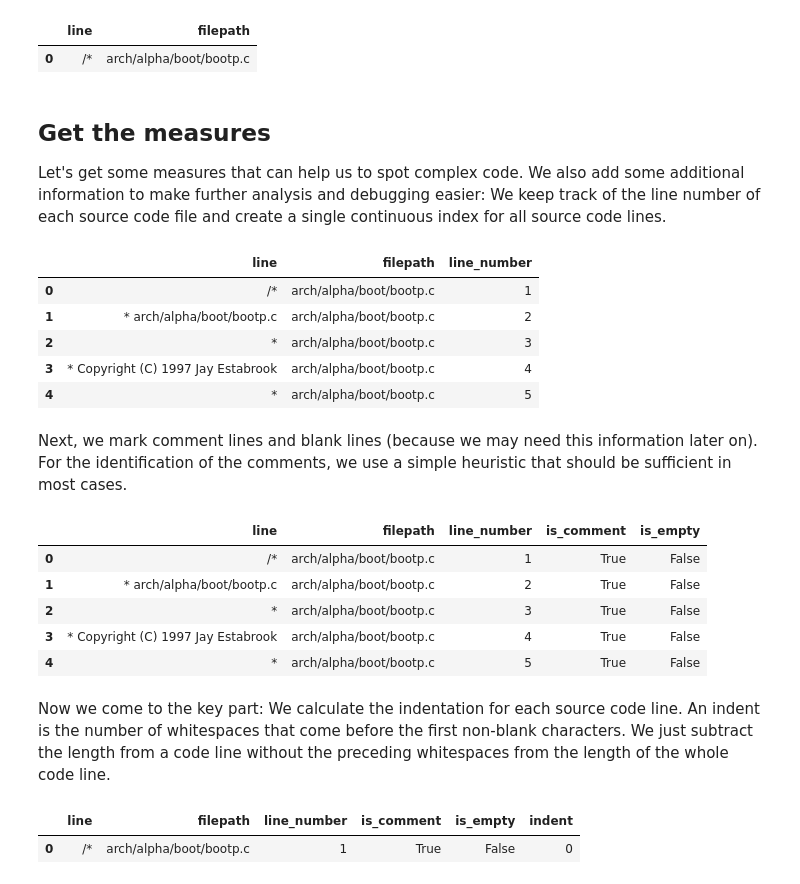
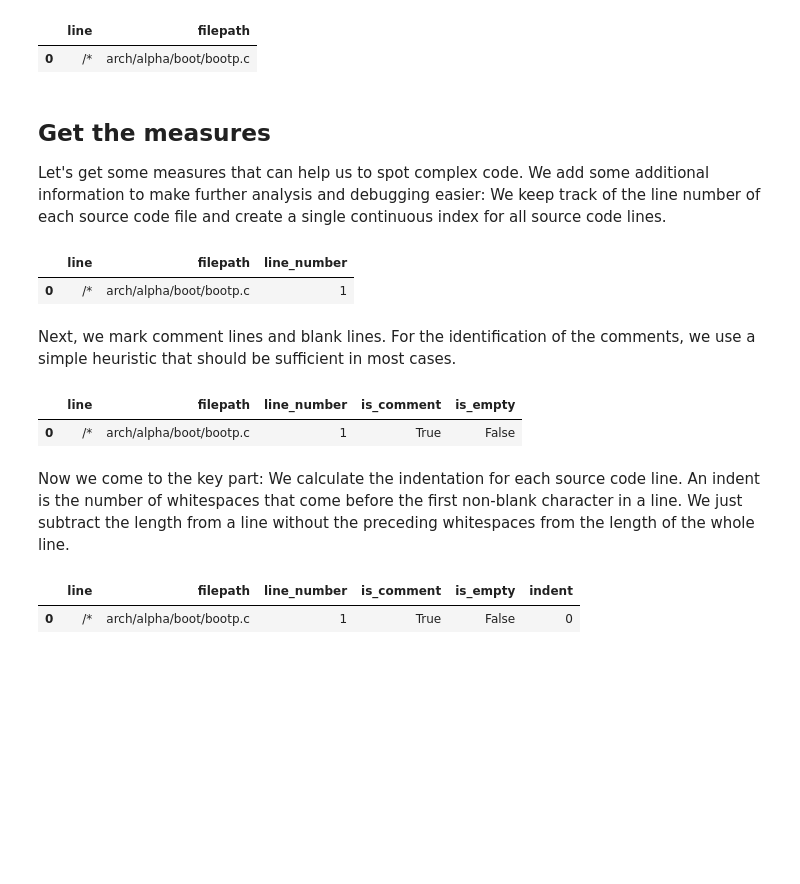
Before and after one commit to feststelltaste/software-analytics, a Jupyter notebook: notebooks/Calculating Indentation-based Complexity.ipynb, the cells around one changed output. Saved outputs shown, nothing was run; the diff lists cells and outputs as text; code cells hidden in the pictures; blank space fills up the shorter version.

```diff
--- a/notebooks/Calculating Indentation-based Complexity.ipynb
+++ b/notebooks/Calculating Indentation-based Complexity.ipynb
@@ -45,11 +45,11 @@ The process of reading in all the source code could take a while for the thousan
 # %%
 import pandas as pd
 
-code_dfs = []
+content_dfs = []
 
 for path in file_list:
 
-    code_df = pd.read_csv(
+    content_df = pd.read_csv(
         path,
         encoding='latin-1',
         sep='\n',
@@ -57,11 +57,11 @@ for path in file_list:
         names=['line']
     )
 
-    code_df['filepath'] = path
-    code_dfs.append(code_df)
+    content_df['filepath'] = path
+    content_dfs.append(content_df)
 
-code = pd.concat(code_dfs)
-code.head()
+content = pd.concat(content_dfs)
+content.head()
 # %% [output]
 |  | line | filepath |
 | 0 | /* | ../../linux\arch\alpha\boot\bootp.c |
@@ -87,51 +87,43 @@ We have over 22 million lines of code (including comments and blank lines) in ou
 ## Clean the data
 We convert `filepath` into a categorical data type to optimize performance and memory consumption. We then get the operating system specific directory separator right and get rid of the superfluous parts of the path.
 # %%
-code['filepath'] = pd.Categorical(code['filepath'])
-code['filepath'] = code['filepath']\
+content['filepath'] = pd.Categorical(content['filepath'])
+content['filepath'] = content['filepath']\
     .str.replace("\\", "/")\
     .str.replace("../../linux/", "")
-code.head(1)
+content.head(1)
 # %% [output]
 |  | line | filepath |
 | 0 | /* | arch/alpha/boot/bootp.c |
 # %% [markdown]
 We further replace all empty lines with blanks and tabular spaces with a suitable number of whitespaces (we assume here that a tab corresponds to four whitespaces).
 # %%
-code['line'] = code['line'].fillna("")
+content['line'] = content['line'].fillna("")
 FOUR_SPACES = " " * 4
-code['line'] = code['line'].str.replace("\t", FOUR_SPACES)
-code.head(1)
+content['line'] = content['line'].str.replace("\t", FOUR_SPACES)
+content.head(1)
 # %% [output]
 |  | line | filepath |
 | 0 | /* | arch/alpha/boot/bootp.c |
 # %% [markdown]
 ## Get the measures
-Let's get some measures that can help us to spot complex code. We also add some additional information to make further analysis and debugging easier: We keep track of the line number of each source code file and create a single continuous index for all source code lines.
+Let's get some measures that can help us to spot complex code. We add some additional information to make further analysis and debugging easier: We keep track of the line number of each source code file and create a single continuous index for all source code lines.
 # %%
-code['line_number'] = code.index + 1
-code = code.reset_index(drop=True)
-code.head()
+content['line_number'] = content.index + 1
+content = content.reset_index(drop=True)
+content.head(1)
 # %% [output]
 |  | line | filepath | line_number |
 | 0 | /* | arch/alpha/boot/bootp.c | 1 |
-| 1 | * arch/alpha/boot/bootp.c | arch/alpha/boot/bootp.c | 2 |
-| 2 | * | arch/alpha/boot/bootp.c | 3 |
-| 3 | * Copyright (C) 1997 Jay Estabrook | arch/alpha/boot/bootp.c | 4 |
-| 4 | * | arch/alpha/boot/bootp.c | 5 |
 # %% [markdown]
-Next, we mark comment lines and blank lines (because we may need this information later on). For the identification of the comments, we use a simple heuristic that should be sufficient in most cases.
+Next, we mark comment lines and blank lines. For the identification of the comments, we use a simple heuristic that should be sufficient in most cases.
 # %%
-code['is_comment'] = code['line'].str.match(r'^ *(//|/\*|\*).*')
-code['is_empty'] = code['line'].str.replace(" ","").str.len() == 0
-code.head()
+content['is_comment'] = content['line'].str.match(r'^ *(//|/\*|\*).*')
+content['is_empty'] = content['line'].str.replace(" ","").str.len() == 0
+content.head(1)
 # %% [output]
 |  | line | filepath | line_number | is_comment | is_empty |
 | 0 | /* | arch/alpha/boot/bootp.c | 1 | True | False |
-| 1 | * arch/alpha/boot/bootp.c | arch/alpha/boot/bootp.c | 2 | True | False |
-| 2 | * | arch/alpha/boot/bootp.c | 3 | True | False |
-| 3 | * Copyright (C) 1997 Jay Estabrook | arch/alpha/boot/bootp.c | 4 | True | False |
-| 4 | * | arch/alpha/boot/bootp.c | 5 | True | False |
 # %% [markdown]
-Now we come to the key part: We calculate the indentation for each source code line. An indent is the number of whitespaces that come before the first non-blank characters. We just subtract the length from a code line without the preceding whitespaces from the length of the whole code line.
+Now we come to the key part: We calculate the indentation for each source code line. An indent is the number of whitespaces that come before the first non-blank character in a line. We just subtract the length from a line without the preceding whitespaces from the length of the whole line.
 # %%
```
Also changed, not shown: parts of 25 cells of this notebook, 2 other files.
